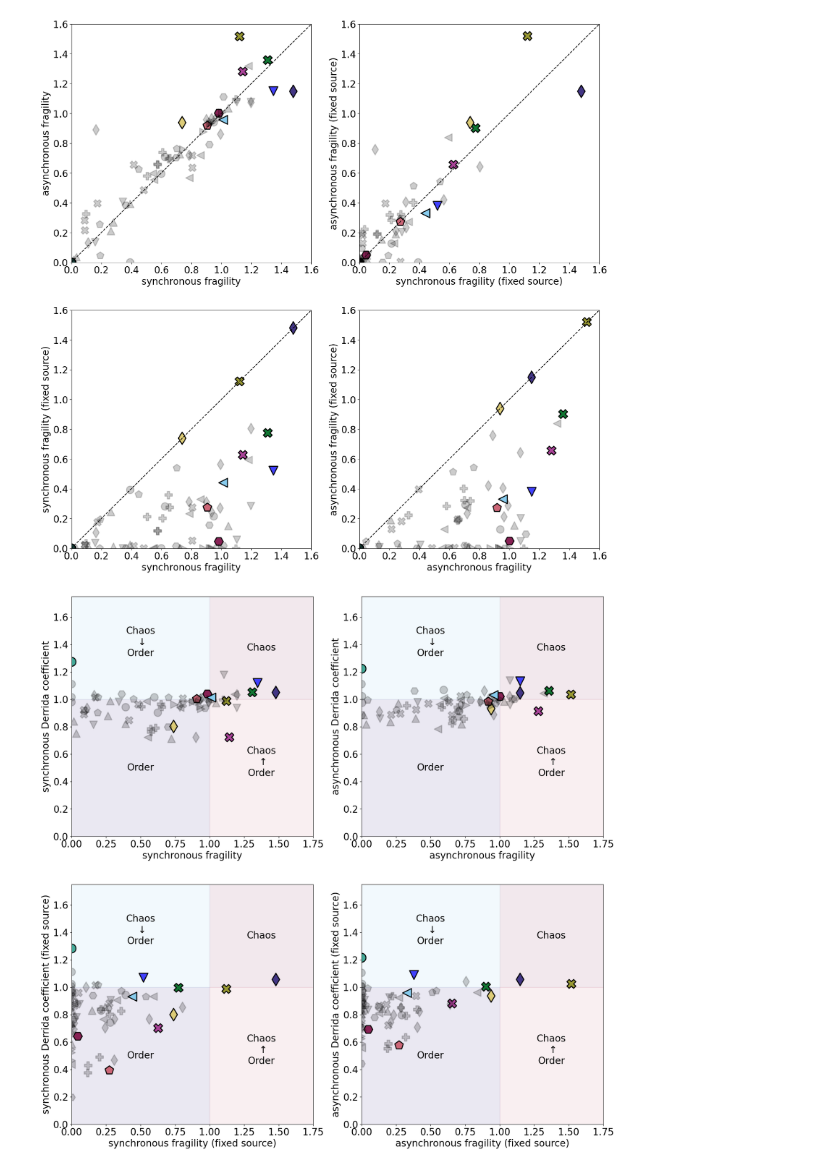
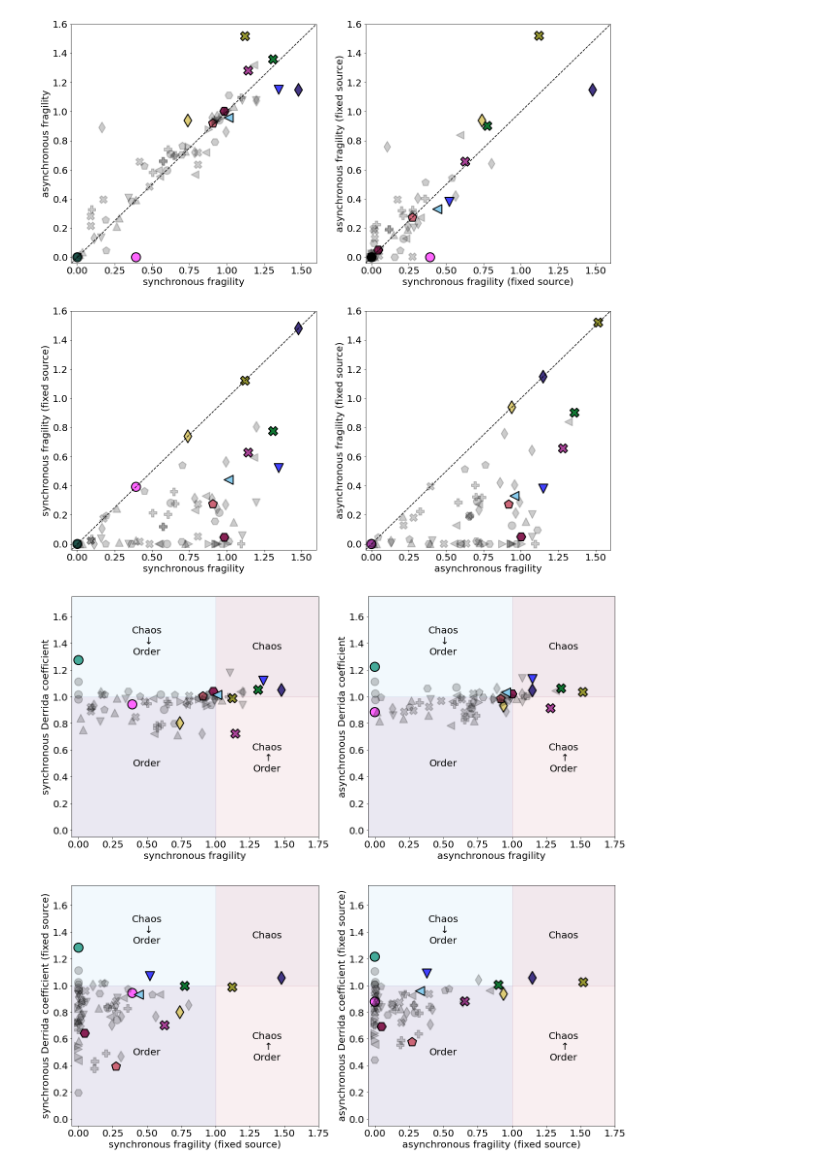
Before and after one commit to kyuhyongpark/cubewalkers-analysis, a Jupyter notebook: perturbation_output_analysis.ipynb, the cells around one changed output. Saved outputs shown, nothing was run; the diff lists cells and outputs as text; code cells hidden in the pictures.

```diff
--- a/perturbation_output_analysis.ipynb
+++ b/perturbation_output_analysis.ipynb
@@ -94,12 +94,13 @@ QC.sort_values(by=['name'])
 highlight_marker_size = 350
 highlight_alpha = 1
 
-color_list = ['#88CCEE', '#44AA99', '#117733', '#433685', '#DDCC77', '#999933','#CC6677', '#882255', '#AA4499', '#4141FF'] # tol_muted scheme
+color_list = ['#88CCEE', '#44AA99', '#117733', '#433685', '#DDCC77', '#999933','#CC6677', '#882255', '#AA4499', '#4141FF', '#FF66FF'] # tol_muted scheme
 
 highlight_dict = {
     'Apoptosis Network':(color_list[0],highlight_marker_size,highlight_alpha),
     'Arabidopsis thaliana Cell Cycle':(color_list[1],highlight_marker_size,highlight_alpha),
     'Aurora Kinase A in Neuroblastoma':(color_list[2],highlight_marker_size,highlight_alpha),
+    'Cell Cycle Transcription by Coupled CDK and Network Oscillators':(color_list[10],highlight_marker_size,highlight_alpha),
     'Colitis-associated colon cancer': (color_list[5],highlight_marker_size,highlight_alpha),
     'Cortical Area Development':(color_list[4],highlight_marker_size,highlight_alpha),
     'Human Gonadal Sex Determination': (color_list[3],highlight_marker_size,highlight_alpha),
@@ -260,32 +261,32 @@ for name,group in groups:
 # ax[0,0].scatter(QC['SF'],QC['SFHD'])
 ax[0,0].set_xlabel('synchronous fragility')
 ax[0,0].set_ylabel('synchronous final Hamming distance')
-ax[0,0].set_xlim(0,3.5)
-ax[0,0].set_ylim(0,3.5)
+ax[0,0].set_xlim(-0.1,3.5)
+ax[0,0].set_ylim(-0.1,3.5)
 
 for name,group in groups:
     ax[0,1].scatter(group['AF'],group['AFHD'],c=hc(group),s=hs(group),alpha=halpha(group),marker=category_symbol_dict[name],linewidths=2,edgecolor='k')
 # ax[0,1].scatter(QC['AF'],QC['AFHD'])
 ax[0,1].set_xlabel('asynchronous fragility')
 ax[0,1].set_ylabel('asynchronous final Hamming distance')
-ax[0,1].set_xlim(0,3.5)
-ax[0,1].set_ylim(0,3.5)
+ax[0,1].set_xlim(-0.1,3.5)
+ax[0,1].set_ylim(-0.1,3.5)
 
 for name,group in groups:
     ax[1,0].scatter(group['SFNS'],group['SFHDNS'],c=hc(group),s=hs(group),alpha=halpha(group),marker=category_symbol_dict[name],linewidths=2,edgecolor='k')
 # ax[1,0].scatter(QC['SFNS'],QC['SFHDNS'])
 ax[1,0].set_xlabel('synchronous fragility (fixed source)')
 ax[1,0].set_ylabel('synchronous final Hamming distance (fixed source)')
-ax[1,0].set_xlim(0,3.5)
-ax[1,0].set_ylim(0,3.5)
+ax[1,0].set_xlim(-0.1,3.5)
+ax[1,0].set_ylim(-0.1,3.5)
 
 for name,group in groups:
     ax[1,1].scatter(group['AFNS'],group['AFHDNS'],c=hc(group),s=hs(group),alpha=halpha(group),marker=category_symbol_dict[name],linewidths=2,edgecolor='k')
 # ax[1,1].scatter(QC['AFNS'],QC['AFHDNS'])
 ax[1,1].set_xlabel('asynchronous fragility (fixed source)')
 ax[1,1].set_ylabel('asynchronous final Hamming distance (fixed source)')
-ax[1,1].set_xlim(0,3.5)
-ax[1,1].set_ylim(0,3.5)
+ax[1,1].set_xlim(-0.1,3.5)
+ax[1,1].set_ylim(-0.1,3.5)
 
 for sub_ax in ax.flatten():
     sub_ax.axline((1,1),slope=1,linestyle='--',color='k')
@@ -349,45 +350,46 @@ for name,group in groups:
     ax[0,0].scatter(group['SF'],group['AF'],c=hc(group),s=hs(group),alpha=halpha(group),marker=category_symbol_dict[name],linewidths=2,edgecolor='k')
 # ax[0,0].scatter(QC['SF'],QC['AF'])
 ax[0,0].set_xlabel('synchronous fragility')
 ax[0,0].set_ylabel('asynchronous fragility')
-ax[0,0].set_xlim(0,1.6)
-ax[0,0].set_ylim(0,1.6)
+ax[0,0].set_xlim(-0.04,1.6)
+ax[0,0].set_ylim(-0.04,1.6)
 
 for name,group in groups:
     ax[0,1].scatter(group['SFNS'],group['AFNS'],c=hc(group),s=hs(group),alpha=halpha(group),marker=category_symbol_dict[name],linewidths=2,edgecolor='k')
 # ax[0,1].scatter(QC['SFNS'],QC['AFNS'])
 ax[0,1].set_xlabel('synchronous fragility (fixed source)')
 ax[0,1].set_ylabel('asynchronous fragility (fixed source)')
-ax[0,1].set_xlim(0,1.6)
-ax[0,1].set_ylim(0,1.6)
+ax[0,1].set_xlim(-0.04,1.6)
+ax[0,1].set_ylim(-0.04,1.6)
 
 for name,group in groups:
     ax[1,0].scatter(group['SF'],group['SFNS'],c=hc(group),s=hs(group),alpha=halpha(group),marker=category_symbol_dict[name],linewidths=2,edgecolor='k')
 # ax[1,0].scatter(QC['SF'],QC['SFNS'])
 ax[1,0].set_xlabel('synchronous fragility')
 ax[1,0].set_ylabel('synchronous fragility (fixed source)')
-ax[1,0].set_xlim(0,1.6)
-ax[1,0].set_ylim(0,1.6)
+ax[1,0].set_xlim(-0.04,1.6)
+ax[1,0].set_ylim(-0.04,1.6)
 
 for name,group in groups:
     ax[1,1].scatter(group['AF'],group['AFNS'],c=hc(group),s=hs(group),alpha=halpha(group),marker=category_symbol_dict[name],linewidths=2,edgecolor='k')
 # ax[1,1].scatter(QC['AF'],QC['AFNS'])
 ax[1,1].set_xlabel('asynchronous fragility')
 ax[1,1].set_ylabel('asynchronous fragility (fixed source)')
-ax[1,1].set_xlim(0,1.6)
-ax[1,1].set_ylim(0,1.6)
+ax[1,1].set_xlim(-0.04,1.6)
+ax[1,1].set_ylim(-0.04,1.6)
 
 for sub_ax in ax.flatten():
     sub_ax.axline((1,1),slope=1,linestyle='--',color='k')
 
 plt.savefig(f'./data/{models_dir}/figures/fragility_comparison.png')
 plt.savefig(f'./data/{models_dir}/figures/fragility_comparison.pdf')
 plt.show()
 # %% [output]
-[figure, old version]
+[figure, new version]
 # %%
 region_alpha = 0.1
 cmap = plt.cm.get_cmap('coolwarm')
+minval = -0.05
 maxval = 1.75
 cnorm=CenteredNorm(vcenter=0,halfrange=0.5)
 fig,ax = plt.subplots(2,2,figsize=(20,20))
@@ -396,16 +398,14 @@ fig.set_facecolor('white')
 for sub_ax in ax.flatten():
     # color_list = ['#88CCEE', '#44AA99', '#117733', '#332288', '#DDCC77', '#999933','#CC6677', '#882255', '#AA4499', '#DDDDDD'] # tol_muted scheme
     regions = [
-        Rectangle((0,0),1,1,color='#332288',alpha=region_alpha),
+        Rectangle((minval,minval),1-minval,1-minval,color='#332288',alpha=region_alpha),
         Rectangle((1,1),maxval-1,maxval-1,color='#882255',alpha=region_alpha),
-        Rectangle((0,1),1,maxval-1,color='#88CCEE',alpha=region_alpha),
-        Rectangle((1,0),maxval-1,1,color='#CC6677',alpha=region_alpha),
+        Rectangle((minval,1),1-minval,maxval-1,color='#88CCEE',alpha=region_alpha),
+        Rectangle((1,minval),maxval-1,1-minval,color='#CC6677',alpha=region_alpha),
         ]
+    for r in regions:
+        sub_ax.add_patch(r)
 
-    #sub_ax.axline((1,1),slope=1,linestyle='--',color='k')
-    # sub_ax.hlines(1,0,maxval,linestyle='-.',color='k')
-    # sub_ax.vlines(1,0,maxval,linestyle='-.',color='k')
-    [sub_ax.add_patch(r) for r in regions]
     sub_ax.annotate(('Chaos\n'+r'$\downarrow$'+'\nOrder\n'),xy=(0.5,1.375),ha='center',va='center')
     sub_ax.annotate('Order',xy=(0.5,0.5),ha='center',va='center')
     sub_ax.annotate(('Chaos\n'+r'$\uparrow$'+'\nOrder\n'),xy=(1.375,0.5),ha='center',va='center')
@@ -415,32 +415,32 @@ for name,group in groups:
 # ax[0,0].scatter(QC['SF'],QC['SDC'],c='k')#c=QC['SF']-QC['SDC'],cmap=cmap, norm=cnorm)
 ax[0,0].set_xlabel('synchronous fragility')
 ax[0,0].set_ylabel('synchronous Derrida coefficient')
-ax[0,0].set_xlim(0,maxval)
-ax[0,0].set_ylim(0,maxval)
+ax[0,0].set_xlim(minval,maxval)
+ax[0,0].set_ylim(minval,maxval)
 
 for name,group in groups:
     ax[0,1].scatter(group['AF'],group['ADC'],c=hc(group),s=hs(group),alpha=halpha(group),marker=category_symbol_dict[name],linewidths=2,edgecolor='k')
 # ax[0,1].scatter(QC['AF'],QC['ADC'],c='k')#c=QC['AF']-QC['ADC'],cmap=cmap, norm=cnorm)
 ax[0,1].set_xlabel('asynchronous fragility')
 ax[0,1].set_ylabel('asynchronous Derrida coefficient')
-ax[0,1].set_xlim(0,maxval)
-ax[0,1].set_ylim(0,maxval)
+ax[0,1].set_xlim(minval,maxval)
+ax[0,1].set_ylim(minval,maxval)
 
 for name,group in groups:
     ax[1,0].scatter(group['SFNS'],group['SDCNS'],c=hc(group),s=hs(group),alpha=halpha(group),marker=category_symbol_dict[name],linewidths=2,edgecolor='k')
 # ax[1,0].scatter(QC['SFNS'],QC['SDCNS'], c='k')#c=QC['SFNS']-QC['SDCNS'],cmap=cmap, norm=cnorm)
 ax[1,0].set_xlabel('synchronous fragility (fixed source)')
 ax[1,0].set_ylabel('synchronous Derrida coefficient (fixed source)')
-ax[1,0].set_xlim(0,maxval)
-ax[1,0].set_ylim(0,maxval)
+ax[1,0].set_xlim(minval,maxval)
+ax[1,0].set_ylim(minval,maxval)
 
 for name,group in groups:
     ax[1,1].scatter(group['AFNS'],group['ADCNS'],c=hc(group),s=hs(group),alpha=halpha(group),marker=category_symbol_dict[name],linewidths=2,edgecolor='k')
 # ax[1,1].scatter(QC['AFNS'],QC['ADCNS'],c='k')#c=QC['AFNS']-QC['ADCNS'],cmap=cmap, norm=cnorm)
 ax[1,1].set_xlabel('asynchronous fragility (fixed source)')
 ax[1,1].set_ylabel('asynchronous Derrida coefficient (fixed source)')
-ax[1,1].set_xlim(0,maxval)
-ax[1,1].set_ylim(0,maxval)
+ax[1,1].set_xlim(minval,maxval)
+ax[1,1].set_ylim(minval,maxval)
 
 
 
@@ -448,7 +448,7 @@ plt.savefig(f'./data/{models_dir}/figures/Derrida-Fragility.png')
 plt.savefig(f'./data/{models_dir}/figures/Derrida-Fragility.pdf')
 plt.show()
 # %% [output]
-[figure, old version]
+[figure, new version]
 # %%
 region_alpha = 0.1
 cmap = plt.cm.get_cmap('coolwarm')
```
Also changed, not shown: parts of 7 cells of this notebook, 16 other files.
